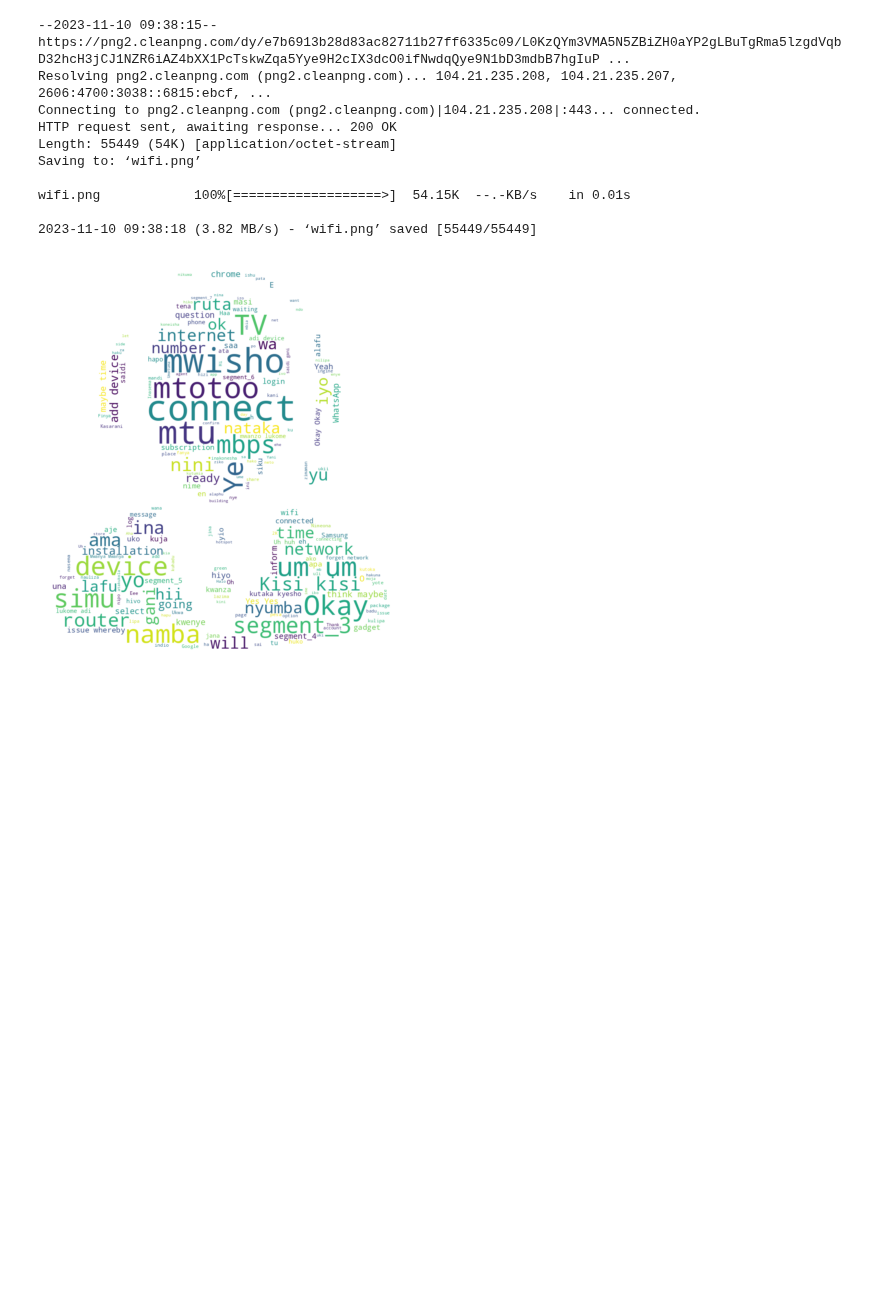
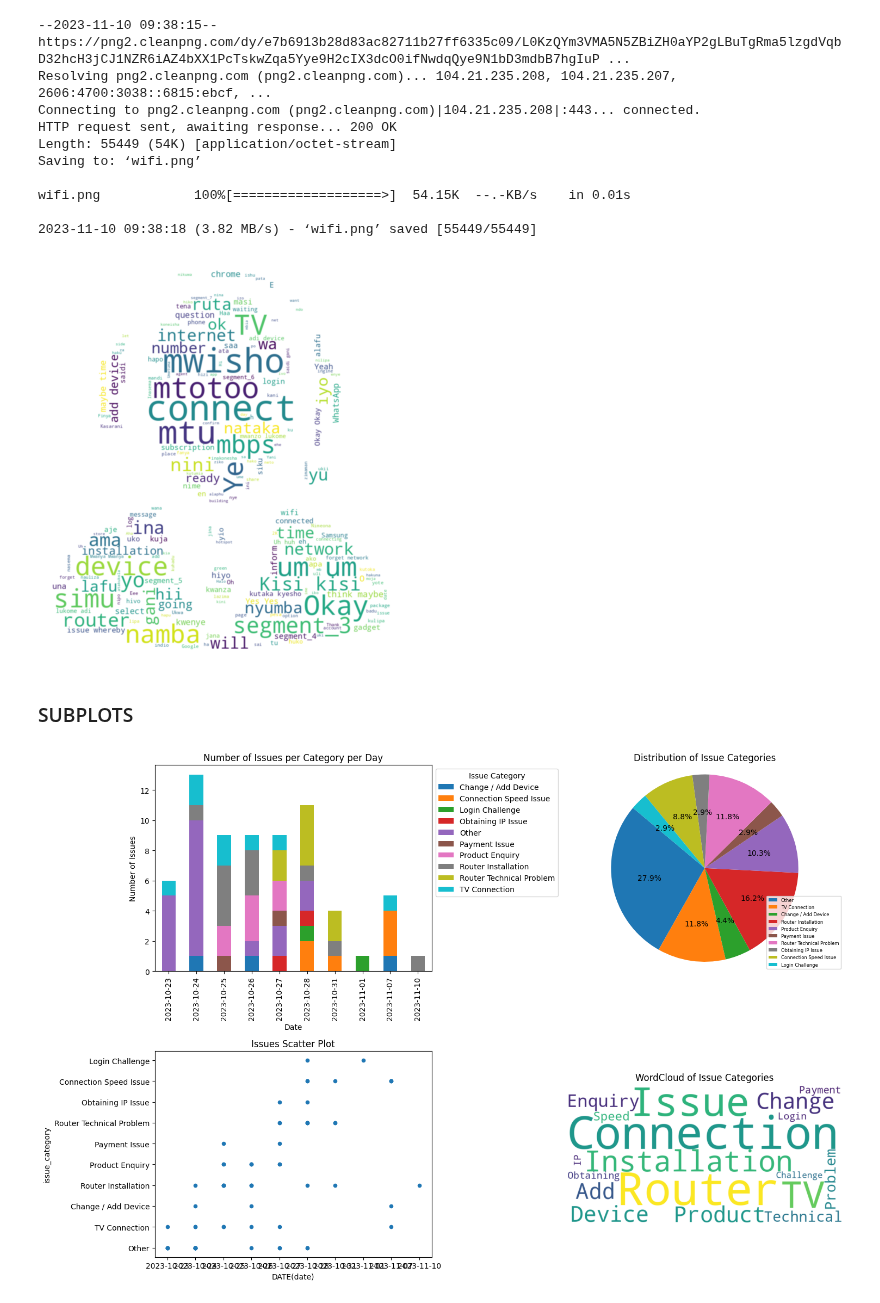
Before and after one commit to Wambugu-Muchemi/listen-write, a Jupyter notebook: EscucharUnSusurro/susurro/statusfromdb.ipynb, the cells around one changed output. Saved outputs shown, nothing was run; the diff lists cells and outputs as text; code cells hidden in the pictures; blank space fills up the shorter version.

```diff
--- a/EscucharUnSusurro/susurro/statusfromdb.ipynb
+++ b/EscucharUnSusurro/susurro/statusfromdb.ipynb
@@ -416,3 +399,64 @@ wifi.png            100%[===================>]  54.15K  --.-KB/s    in 0.01s
 
 2023-11-10 09:38:18 (3.82 MB/s) - ‘wifi.png’ saved [55449/55449]
 [figure]
+# %% [markdown]
+### SUBPLOTS
+# %%
+import pandas as pd
+import sqlite3
+import matplotlib.pyplot as plt
+from wordcloud import WordCloud
+
+conn = sqlite3.connect('transcriptions.db')
+cursor = conn.cursor()
+
+cursor.execute('SELECT issue_category FROM transcriptions')
+results = cursor.fetchall()
+
+category_counts = {}
+for result in results:
+    category = result[0]
+    category_counts[category] = category_counts.get(category, 0) + 1
+
+
+query = "SELECT DATE(date), issue_category, COUNT(*) AS count FROM transcriptions WHERE issue_category IS NOT NULL GROUP BY DATE(date), issue_category"
+df = pd.read_sql_query(query, conn)
+
+df_pivot = df.pivot(index='DATE(date)', columns='issue_category', values='count').fillna(0)
+
+
+
+
+fig, axs = plt.subplots(nrows=2, ncols=2, figsize=(15, 10))
+
+ax0, ax1, ax2, ax3 = axs.flatten()
+
+df_pivot.plot(kind='bar', stacked=True, ax=ax0)
+ax0.set_xlabel('Date')
+ax0.set_ylabel('Number of Issues')
+ax0.set_title('Number of Issues per Category per Day')
+ax0.legend(title='Issue Category', bbox_to_anchor=(1, 1))
+
+
+ax1.pie(category_counts.values(), autopct='%1.1f%%', startangle=140)
+ax1.axis('equal')
+ax1.legend(labels=category_counts.keys(), loc='lower right', fontsize=6)
+ax1.set_title('Distribution of Issue Categories')
+
+# Adding subplot 3: Scatter Plot
+query = "SELECT DATE(date), issue_category FROM transcriptions WHERE issue_category IS NOT NULL"
+df_scatter = pd.read_sql_query(query, conn)
+df_scatter.plot(kind='scatter', x='DATE(date)', y='issue_category', ax=ax2)
+ax2.set_title('Issues Scatter Plot')
+
+# Adding subplot 4: WordCloud w
+wordcloud = WordCloud(background_color='white', width=800, height=400).generate(' '.join(df['issue_category']))
+ax3.imshow(wordcloud, interpolation='bilinear')
+ax3.axis('off')
+ax3.set_title('WordCloud of Issue Categories')
+
+conn.close()
+plt.tight_layout()
+plt.show()
+# %% [output]
+[figure, added]
```
Also changed, not shown: parts of 8 cells of this notebook, 1 other file.
